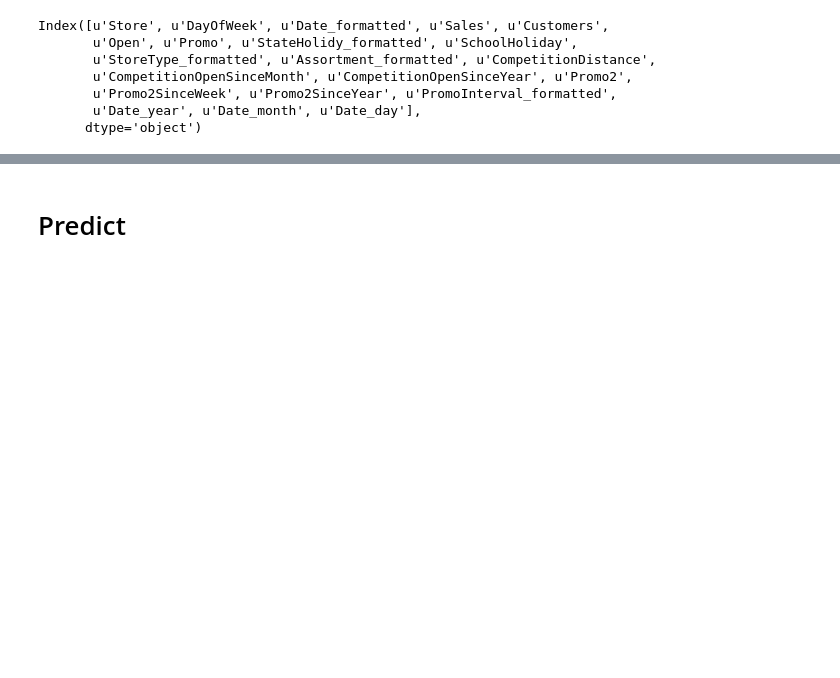
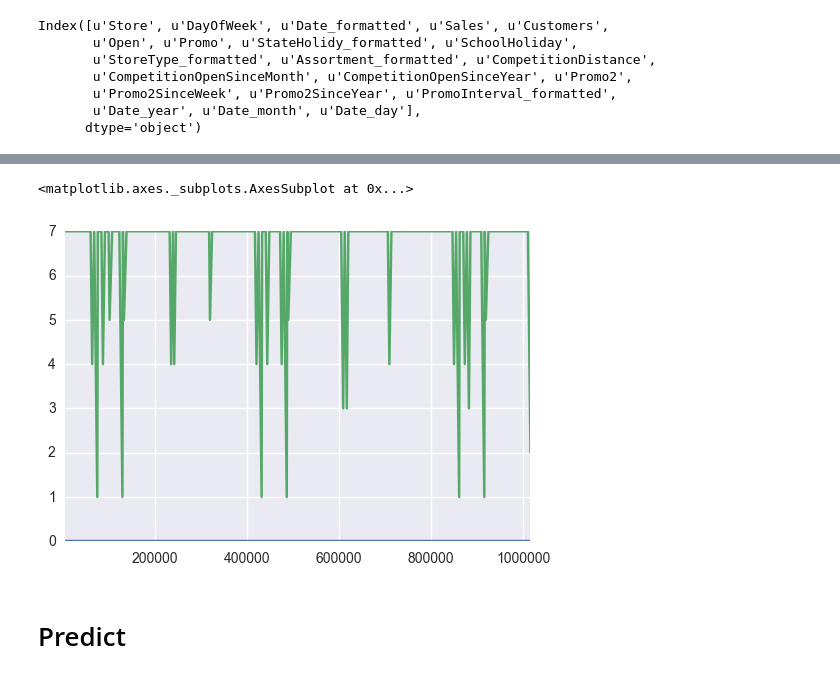
Before and after one commit to zxzjim/RossmannSales, a Jupyter notebook: Rossmann Store Sales.ipynb, the cells around one changed output, grey strips where cells are left out. Drawn from its saved outputs; the diff is of its cells as text; code cells hidden in the pictures; blank space fills up the shorter version.

```diff
--- a/Rossmann Store Sales.ipynb
+++ b/Rossmann Store Sales.ipynb
@@ -503,2 +499,10 @@ plt.plot(g1_open_preds, alpha=.4)
+# %%
+g1_close = g1[g1['Open']==0]
+# %%
+g1_close['Sales'].plot()
+g1_close['DayOfWeek'].plot()
+# %% [output]
+<matplotlib.axes._subplots.AxesSubplot at 0x...>
+[figure, added]
 # %% [markdown]
 # Predict
```
Also changed, not shown: parts of 31 cells of this notebook, 2 other files.
